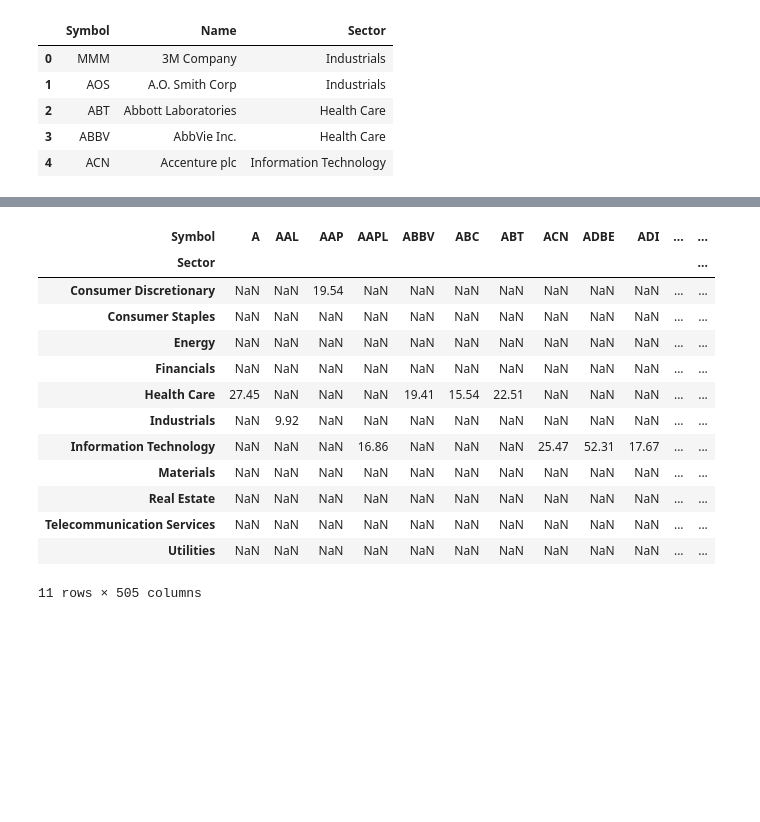
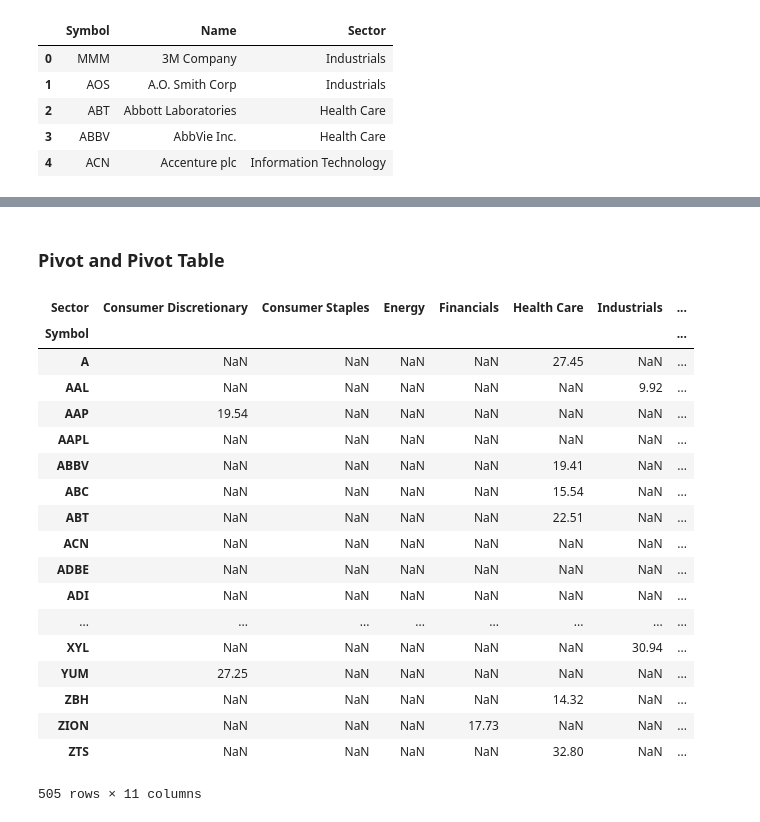
Before and after one commit to jinhub/machine_learning, a Jupyter notebook: playing_with_pandas/Untitled.ipynb, the cells around one changed output, grey strips where cells are left out. Cells and saved outputs as stored; diff of their text form; code cells hidden in the pictures; blank space fills up the shorter version.

```diff
--- a/playing_with_pandas/Untitled.ipynb
+++ b/playing_with_pandas/Untitled.ipynb
@@ -123,5 +371,3 @@ constituents_financials_df.head()
 | 2 | ABT | Health Care | 56.27 | 22.51 | 1.908982 | 0.26 | 64.60 | 42.280 | ... |
 | 3 | ABBV | Health Care | 108.48 | 19.41 | 2.499560 | 3.29 | 125.86 | 60.050 | ... |
 | 4 | ACN | Information Technology | 150.51 | 25.47 | 1.714470 | 5.44 | 162.60 | 114.820 | ... |
-# %%
-constituents_financials_df.drop(['Name'], axis=1,inplace=True)
@@ -127,0 +386,2 @@ constituents_financials_df.drop(['Name'], axis=1,inplace=True)
+# %%
+constituents_financials_df['Sales/Earnings'] = (constituents_financials_df['Price/Earnings']/ constituents_financials_df['Price/Sales'])
@@ -134,5 +433,3 @@ constituents_financials_df.head()
 | 2 | ABT | Health Care | 56.27 | 22.51 | 1.908982 | 0.26 | 64.60 | 42.280 | ... |
 | 3 | ABBV | Health Care | 108.48 | 19.41 | 2.499560 | 3.29 | 125.86 | 60.050 | ... |
 | 4 | ACN | Information Technology | 150.51 | 25.47 | 1.714470 | 5.44 | 162.60 | 114.820 | ... |
-# %%
-constituents_financials_df['Sales/Earnings'] = constituents_financials_df['Price/Earnings'] * (1/constituents_financials_df['Price/Sales'])
@@ -142,2 +435,0 @@ def mul_by_100(x):
-# %%
-constituents_financials_df['Sales/Earnings'] = constituents_financials_df['Sales/Earnings'].apply(mul_by_100)
@@ -212,19 +449,27 @@ constituents_financials_df[constituents_financials_df['Sector']=='Consumer Discr
+# %% [markdown]
+
+### Pivot and Pivot Table
 # %%
 ??constituents_financials_df.pivot
 # %%
-constituents_financials_df.pivot(index='Sector',columns ='Symbol',values='Price/Earnings')
+constituents_financials_df.pivot(index='Symbol',columns='Sector',values='Price/Earnings')
 # %% [output]
-| Symbol | A | AAL | AAP | AAPL | ABBV | ABC | ABT | ACN | ADBE | ADI | ... | ... |
-| Sector |  |  |  |  |  |  |  |  |  |  |  | ... |
-| Consumer Discretionary | NaN | NaN | 19.54 | NaN | NaN | NaN | NaN | NaN | NaN | NaN | ... | ... |
-| Consumer Staples | NaN | NaN | NaN | NaN | NaN | NaN | NaN | NaN | NaN | NaN | ... | ... |
-| Energy | NaN | NaN | NaN | NaN | NaN | NaN | NaN | NaN | NaN | NaN | ... | ... |
-| Financials | NaN | NaN | NaN | NaN | NaN | NaN | NaN | NaN | NaN | NaN | ... | ... |
-| Health Care | 27.45 | NaN | NaN | NaN | 19.41 | 15.54 | 22.51 | NaN | NaN | NaN | ... | ... |
-| Industrials | NaN | 9.92 | NaN | NaN | NaN | NaN | NaN | NaN | NaN | NaN | ... | ... |
-| Information Technology | NaN | NaN | NaN | 16.86 | NaN | NaN | NaN | 25.47 | 52.31 | 17.67 | ... | ... |
-| Materials | NaN | NaN | NaN | NaN | NaN | NaN | NaN | NaN | NaN | NaN | ... | ... |
-| Real Estate | NaN | NaN | NaN | NaN | NaN | NaN | NaN | NaN | NaN | NaN | ... | ... |
-| Telecommunication Services | NaN | NaN | NaN | NaN | NaN | NaN | NaN | NaN | NaN | NaN | ... | ... |
-| Utilities | NaN | NaN | NaN | NaN | NaN | NaN | NaN | NaN | NaN | NaN | ... | ... |
+| Sector | Consumer Discretionary | Consumer Staples | Energy | Financials | Health Care | Industrials | ... |
+| Symbol |  |  |  |  |  |  | ... |
+| A | NaN | NaN | NaN | NaN | 27.45 | NaN | ... |
+| AAL | NaN | NaN | NaN | NaN | NaN | 9.92 | ... |
+| AAP | 19.54 | NaN | NaN | NaN | NaN | NaN | ... |
+| AAPL | NaN | NaN | NaN | NaN | NaN | NaN | ... |
+| ABBV | NaN | NaN | NaN | NaN | 19.41 | NaN | ... |
+| ABC | NaN | NaN | NaN | NaN | 15.54 | NaN | ... |
+| ABT | NaN | NaN | NaN | NaN | 22.51 | NaN | ... |
+| ACN | NaN | NaN | NaN | NaN | NaN | NaN | ... |
+| ADBE | NaN | NaN | NaN | NaN | NaN | NaN | ... |
+| ADI | NaN | NaN | NaN | NaN | NaN | NaN | ... |
+| ... | ... | ... | ... | ... | ... | ... | ... |
+| XYL | NaN | NaN | NaN | NaN | NaN | 30.94 | ... |
+| YUM | 27.25 | NaN | NaN | NaN | NaN | NaN | ... |
+| ZBH | NaN | NaN | NaN | NaN | 14.32 | NaN | ... |
+| ZION | NaN | NaN | NaN | 17.73 | NaN | NaN | ... |
+| ZTS | NaN | NaN | NaN | NaN | 32.80 | NaN | ... |
-11 rows × 505 columns
+505 rows × 11 columns
```
Also changed, not shown: parts of 78 cells of this notebook.
